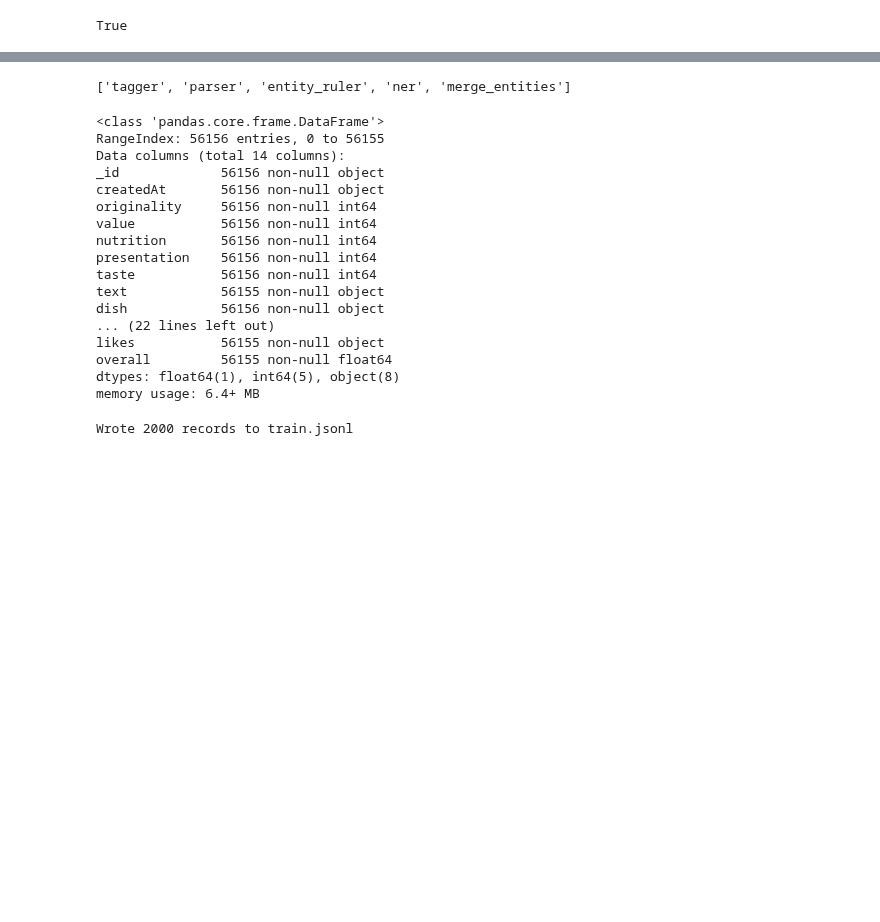
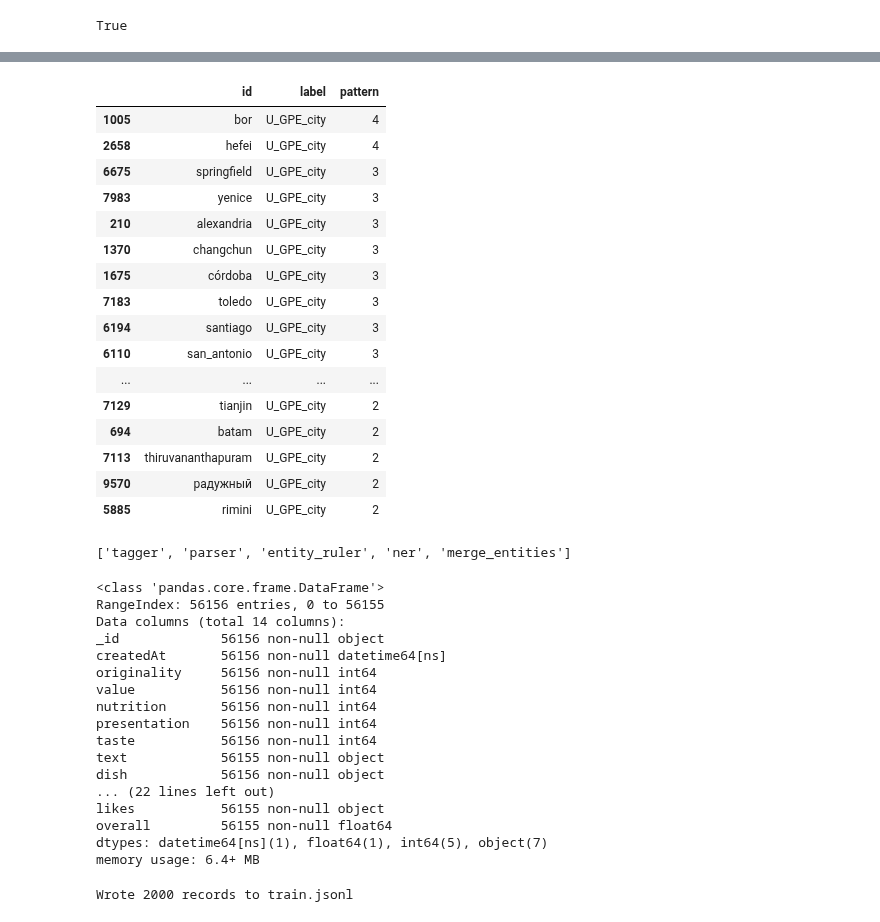
Before and after one commit to ravi-gopalan/DAND_Data_Wrangling, a Jupyter notebook: post_training_processing.ipynb, the cells around one changed output, grey strips where cells are left out. Saved outputs shown, nothing was run; the diff lists cells and outputs as text; code cells hidden in the pictures; blank space fills up the shorter version.

```diff
--- a/post_training_processing.ipynb
+++ b/post_training_processing.ipynb
@@ -194,3 +186,23 @@ df_pattern.tail()
+# %%
+df_pattern.query('label=="U_GPE_city"').groupby(['id','label'],as_index=False)['pattern'].count().sort_values('pattern',ascending=False).head(40)
+# %% [output]
+|  | id | label | pattern |
+| 1005 | bor | U_GPE_city | 4 |
+| 2658 | hefei | U_GPE_city | 4 |
+| 6675 | springfield | U_GPE_city | 3 |
+| 7983 | yenice | U_GPE_city | 3 |
+| 210 | alexandria | U_GPE_city | 3 |
+| 1370 | changchun | U_GPE_city | 3 |
+| 1675 | córdoba | U_GPE_city | 3 |
+| 7183 | toledo | U_GPE_city | 3 |
+| 6194 | santiago | U_GPE_city | 3 |
+| 6110 | san_antonio | U_GPE_city | 3 |
+| ... | ... | ... | ... |
+| 7129 | tianjin | U_GPE_city | 2 |
+| 694 | batam | U_GPE_city | 2 |
+| 7113 | thiruvananthapuram | U_GPE_city | 2 |
+| 9570 | радужный | U_GPE_city | 2 |
+| 5885 | rimini | U_GPE_city | 2 |
 # %%
 ent_list = df_pattern.tup_col.to_list()
 # %%
@@ -205,7 +217,11 @@ nlp.pipe_names
 ['tagger', 'parser', 'entity_ruler', 'ner', 'merge_entities']
 # %%
 reviews = pd.read_csv('reviews_text.csv',usecols=['_id', 'createdAt','text','overall','originality','value','nutrition','presentation','taste','dish','type','user','restaurant','likes'])
+reviews['createdAt'] = pd.to_datetime(reviews['createdAt'],format='%Y-%m-%d %H:%M:%S.%f')
+
 reviews.info()
+
+
 
 reviews.dropna(inplace=True)
 reviews.info()
@@ -218,7 +234,7 @@ test_reviews = reviews[20000:40000]
 RangeIndex: 56156 entries, 0 to 56155
 Data columns (total 14 columns):
 _id             56156 non-null object
-createdAt       56156 non-null object
+createdAt       56156 non-null datetime64[ns]
 originality     56156 non-null int64
 value           56156 non-null int64
 nutrition       56156 non-null int64
@@ -229,7 +245,7 @@ dish            56156 non-null object
 ... (22 lines left out)
 likes           56155 non-null object
 overall         56155 non-null float64
-dtypes: float64(1), int64(5), object(8)
+dtypes: datetime64[ns](1), float64(1), int64(5), object(7)
 memory usage: 6.4+ MB
 # %%
 train_gen = (rev for rev in train_reviews['text'])
```
Also changed, not shown: parts of 18 cells of this notebook.
